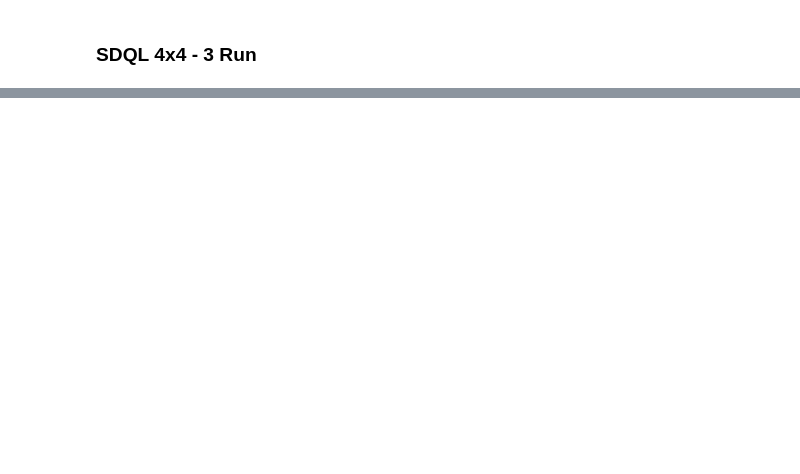
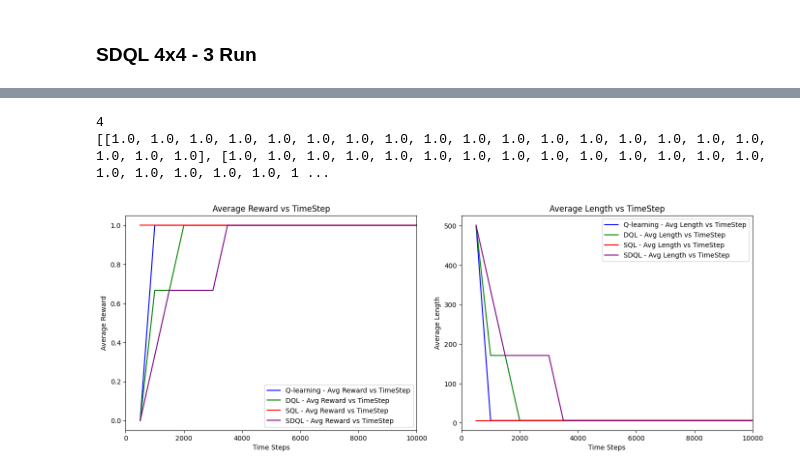
Before and after one commit to mahtabbm/RL_playground, a Jupyter notebook: RL_SG.ipynb, the cells around one changed output, grey strips where cells are left out. Drawn from its saved outputs; the diff is of its cells as text; code cells hidden in the pictures; blank space fills up the shorter version.

```diff
--- a/RL_SG.ipynb
+++ b/RL_SG.ipynb
@@ -1510,0 +1554,35 @@ Final Q-Table:
+# %%
+sql_res = all_results_sql
+
+print(len(sql_res[-1]))
+sql_rewards = []
+for i in range(3):
+    sql_rewards.append(sql_res[i][0])
+print(sql_rewards)
+
+mean_r_sql = []
+for j in range(20):
+    each_mean = 0
+    for i in range(3):
+        if len(sql_rewards[i]) < 20:
+            sql_rewards[i].append(1)
+        each_mean += sql_rewards[i][j]
+    mean_r_sql.append(each_mean/3)
+
+sql_lens = []
+for i in range(3):
+    sql_lens.append(sql_res[i][1])
+
+mean_l_sql = []
+for j in range(20):
+    each_mean = 0
+    for i in range(3):
+        if len(sql_lens[i]) < 20:
+            sql_lens[i].append(6)
+        each_mean += sql_lens[i][j]
+    mean_l_sql.append(each_mean/3)
+
+results_sql = (mean_r_sql, mean_l_sql, sqdl_step)
+# %% [output]
+4
+[[1.0, 1.0, 1.0, 1.0, 1.0, 1.0, 1.0, 1.0, 1.0, 1.0, 1.0, 1.0, 1.0, 1.0, 1.0, 1.0, 1.0, 1.0, 1.0, 1.0], [1.0, 1.0, 1.0, 1.0, 1.0, 1.0, 1.0, 1.0, 1.0, 1.0, 1.0, 1.0, 1.0, 1.0, 1.0, 1.0, 1.0, 1.0, 1.0, 1 ...
@@ -1510,0 +1643,11 @@ Final Q-Table:
+# %%
+results = {
+    'Q-learning': results_q,
+    'DQL': results_dql,
+    'SQL': results_sql,
+    'SDQL': results_sdql
+}
+
+plot_combined_results_diff(results)
+# %% [output]
+[figure, added]
```
Also changed, not shown: parts of 29 cells of this notebook, 1 other file.
